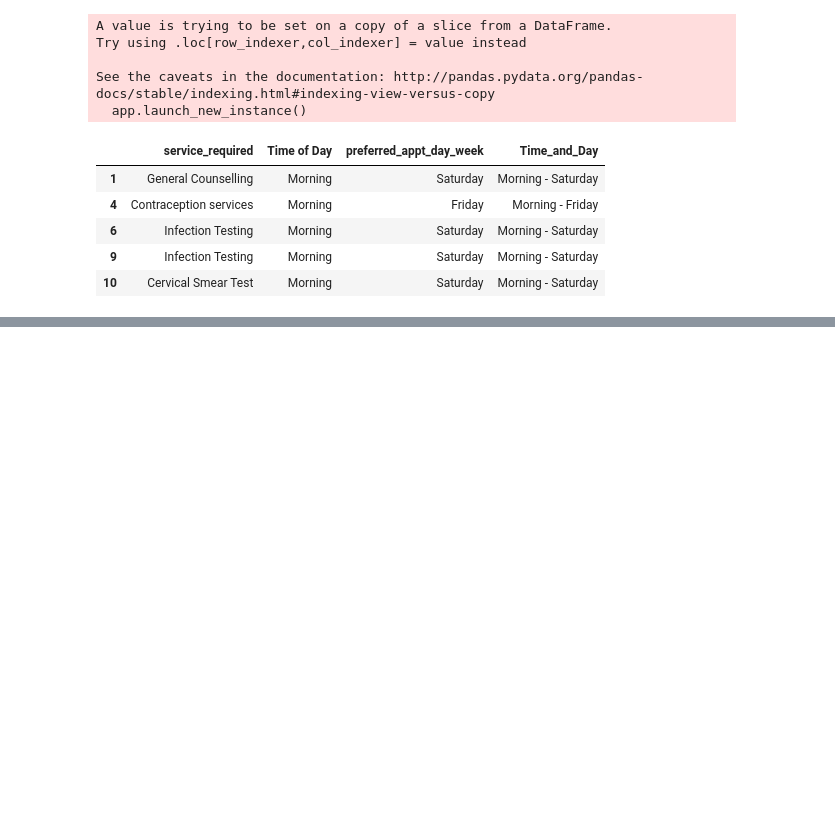
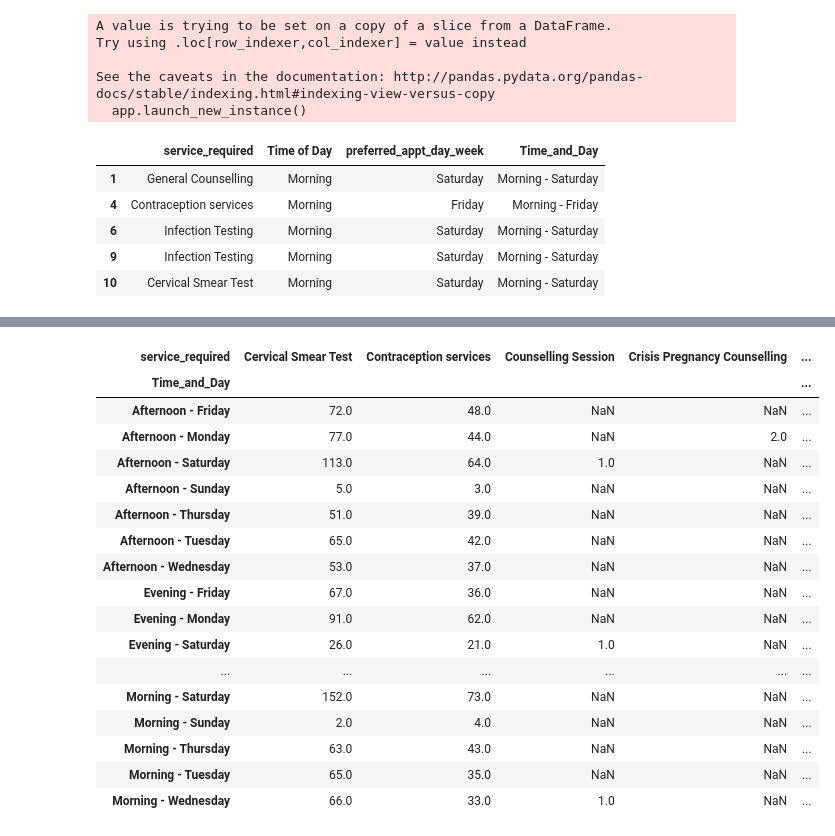
Before and after one commit to kevmct90/womens-health-project, a Jupyter notebook: notebooks/Services-By-Time.ipynb, the cells around one changed output, grey strips where cells are left out. Cells and saved outputs as stored; diff of their text form; code cells hidden in the pictures; blank space fills up the shorter version.

```diff
--- a/notebooks/Services-By-Time.ipynb
+++ b/notebooks/Services-By-Time.ipynb
@@ -234,0 +214,4 @@ total_bookings = df9.pivot_table('count', index='Time of Day',columns='preferred
+# %%
+df_service_time_2 = df_service_time_2.drop('preferred_appt_day_week',  axis=1)
+# %%
+df_service_time_2.rename(columns={'Time of Day': 'Count'}, inplace=True)
@@ -234,0 +227,2 @@ total_bookings = df9.pivot_table('count', index='Time of Day',columns='preferred
+# %%
+df_service_time_3 = df_service_time_2.set_index('service_required').T
@@ -235,2 +236,2 @@ total_bookings = df9.pivot_table('count', index='Time of Day',columns='preferred
 # %%
-total_births = names.pivot_table('births', index='year',columns='name', aggfunc=sum)
+df_service_time_4 = df_service_time_2.pivot_table('Count', index='Time_and_Day',columns='service_required', aggfunc=sum)
@@ -241 +238,22 @@ total_bookings.d
+# %%
+df_service_time_4
+# %% [output]
+| service_required | Cervical Smear Test | Contraception services | Counselling Session | Crisis Pregnancy Counselling | ... |
+| Time_and_Day |  |  |  |  | ... |
+| Afternoon - Friday | 72.0 | 48.0 | NaN | NaN | ... |
+| Afternoon - Monday | 77.0 | 44.0 | NaN | 2.0 | ... |
+| Afternoon - Saturday | 113.0 | 64.0 | 1.0 | NaN | ... |
+| Afternoon - Sunday | 5.0 | 3.0 | NaN | NaN | ... |
+| Afternoon - Thursday | 51.0 | 39.0 | NaN | NaN | ... |
+| Afternoon - Tuesday | 65.0 | 42.0 | NaN | NaN | ... |
+| Afternoon - Wednesday | 53.0 | 37.0 | NaN | NaN | ... |
+| Evening - Friday | 67.0 | 36.0 | NaN | NaN | ... |
+| Evening - Monday | 91.0 | 62.0 | NaN | NaN | ... |
+| Evening - Saturday | 26.0 | 21.0 | 1.0 | NaN | ... |
+| ... | ... | ... | ... | ... | ... |
+| Morning - Saturday | 152.0 | 73.0 | NaN | NaN | ... |
+| Morning - Sunday | 2.0 | 4.0 | NaN | NaN | ... |
+| Morning - Thursday | 63.0 | 43.0 | NaN | NaN | ... |
+| Morning - Tuesday | 65.0 | 35.0 | NaN | NaN | ... |
+| Morning - Wednesday | 66.0 | 33.0 | 1.0 | NaN | ... |
 # %%
```
Also changed, not shown: parts of 19 cells of this notebook, 1 other file.
